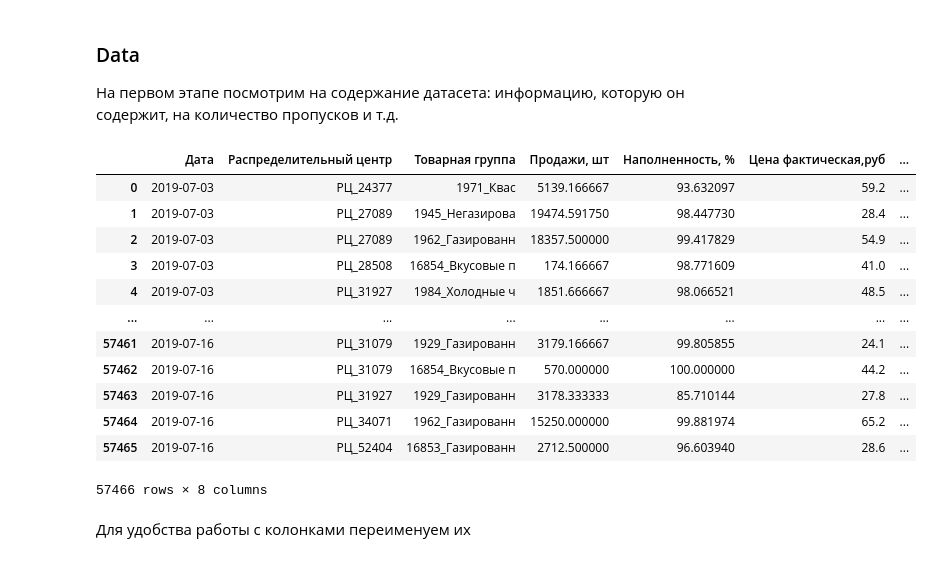
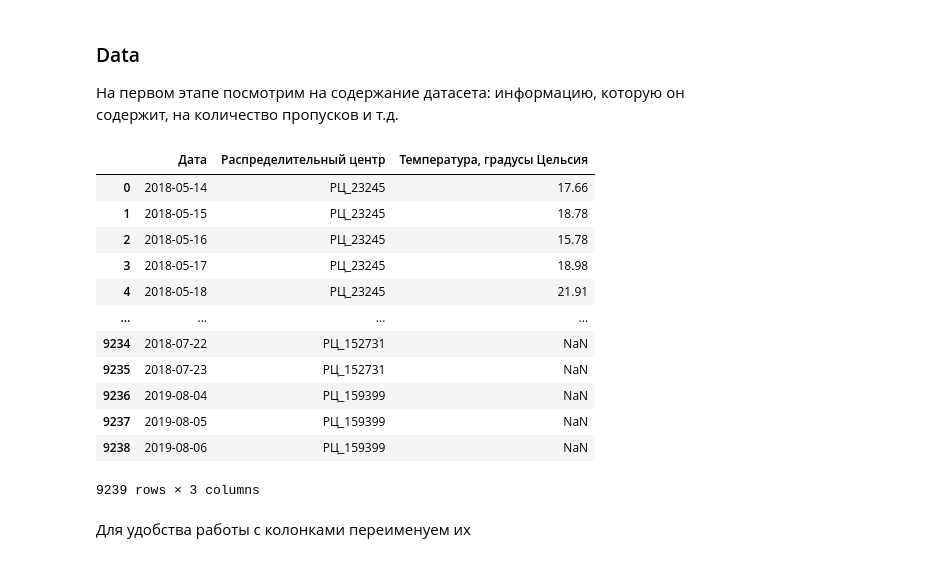
Before and after one commit to Powerofpowder/demand_temperature_correlation, a Jupyter notebook: JN_Alimova_magnit_test.ipynb, the cells around one changed output. Saved outputs shown, nothing was run; the diff lists cells and outputs as text; code cells hidden in the pictures.

```diff
--- a/JN_Alimova_magnit_test.ipynb
+++ b/JN_Alimova_magnit_test.ipynb
@@ -22,22 +22,24 @@ import matplotlib.pyplot as plt
 
 На первом этапе посмотрим на содержание датасета: информацию, которую он содержит, на количество пропусков и т.д.
 # %%
-df = pd.read_excel('datasets\df_magnit.xlsx')
-df
+df = pd.read_excel('csv/df_magnit.xlsx')
+
+temperarute = pd.read_excel('csv/df_magnit.xlsx', sheet_name='Температура')
+temperarute
 # %% [output]
-|  | Дата | Распределительный центр | Товарная группа | Продажи, шт | Наполненность, % | Цена фактическая,руб | ... |
-| 0 | 2019-07-03 | РЦ_24377 | 1971_Квас | 5139.166667 | 93.632097 | 59.2 | ... |
-| 1 | 2019-07-03 | РЦ_27089 | 1945_Негазирова | 19474.591750 | 98.447730 | 28.4 | ... |
-| 2 | 2019-07-03 | РЦ_27089 | 1962_Газированн | 18357.500000 | 99.417829 | 54.9 | ... |
-| 3 | 2019-07-03 | РЦ_28508 | 16854_Вкусовые п | 174.166667 | 98.771609 | 41.0 | ... |
-| 4 | 2019-07-03 | РЦ_31927 | 1984_Холодные ч | 1851.666667 | 98.066521 | 48.5 | ... |
-| ... | ... | ... | ... | ... | ... | ... | ... |
-| 57461 | 2019-07-16 | РЦ_31079 | 1929_Газированн | 3179.166667 | 99.805855 | 24.1 | ... |
-| 57462 | 2019-07-16 | РЦ_31079 | 16854_Вкусовые п | 570.000000 | 100.000000 | 44.2 | ... |
-| 57463 | 2019-07-16 | РЦ_31927 | 1929_Газированн | 3178.333333 | 85.710144 | 27.8 | ... |
-| 57464 | 2019-07-16 | РЦ_34071 | 1962_Газированн | 15250.000000 | 99.881974 | 65.2 | ... |
-| 57465 | 2019-07-16 | РЦ_52404 | 16853_Газированн | 2712.500000 | 96.603940 | 28.6 | ... |
+|  | Дата | Распределительный центр | Температура, градусы Цельсия |
+| 0 | 2018-05-14 | РЦ_23245 | 17.66 |
+| 1 | 2018-05-15 | РЦ_23245 | 18.78 |
+| 2 | 2018-05-16 | РЦ_23245 | 15.78 |
+| 3 | 2018-05-17 | РЦ_23245 | 18.98 |
+| 4 | 2018-05-18 | РЦ_23245 | 21.91 |
+| ... | ... | ... | ... |
+| 9234 | 2018-07-22 | РЦ_152731 | NaN |
+| 9235 | 2018-07-23 | РЦ_152731 | NaN |
+| 9236 | 2019-08-04 | РЦ_159399 | NaN |
+| 9237 | 2019-08-05 | РЦ_159399 | NaN |
+| 9238 | 2019-08-06 | РЦ_159399 | NaN |
-57466 rows × 8 columns
+9239 rows × 3 columns
 # %% [markdown]
 Для удобства работы с колонками переименуем их
 # %%
```
Also changed, not shown: parts of 13 cells of this notebook.
